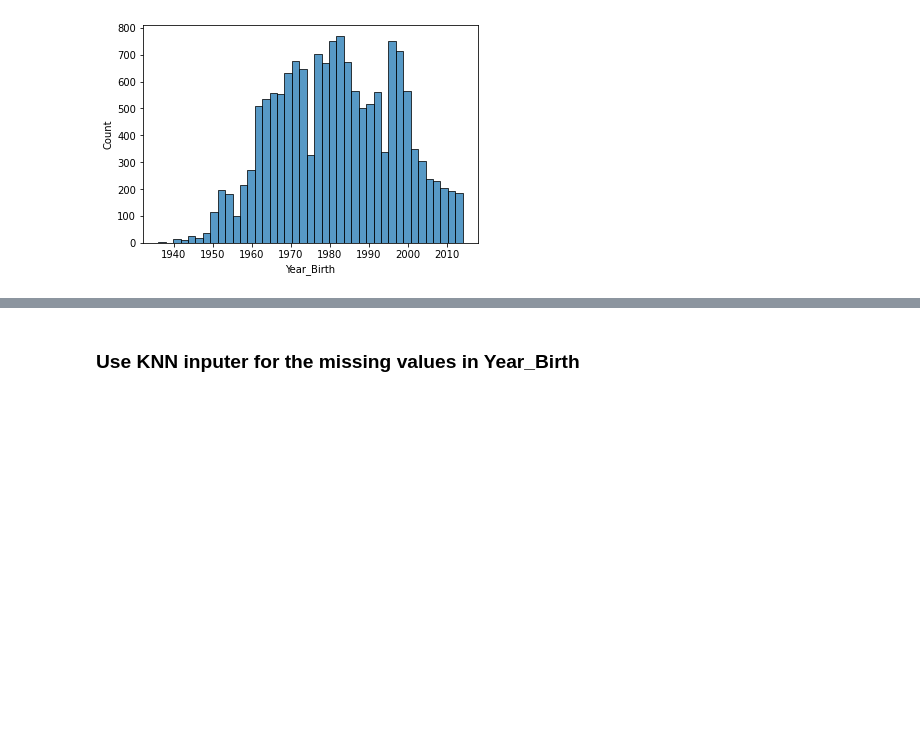
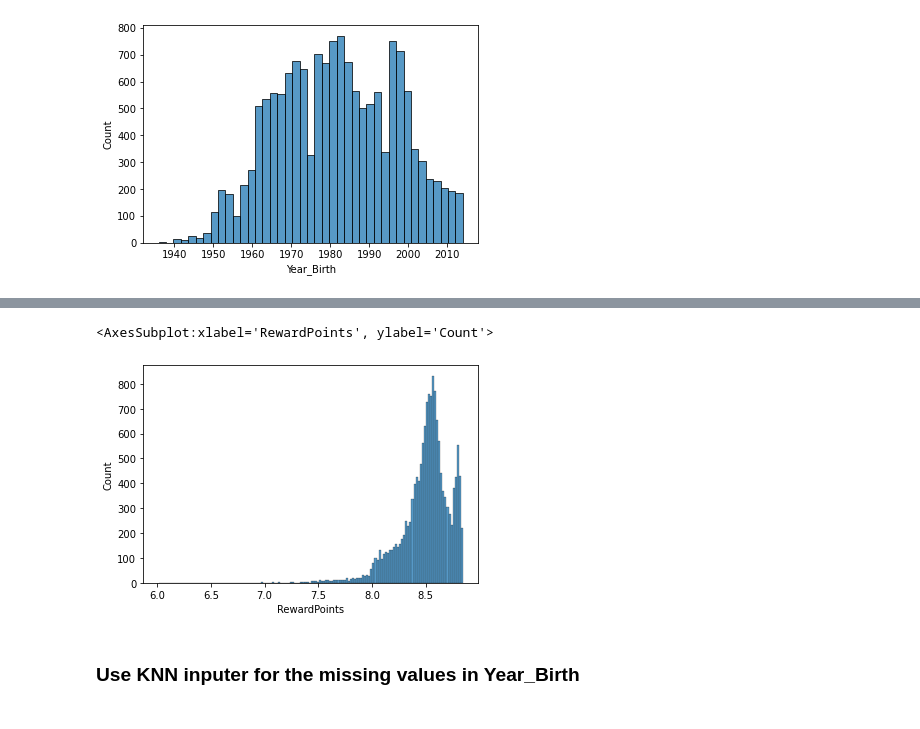
Before and after one commit to Leon209/Project_1-Supervised-Model, a Jupyter notebook: Project 1.ipynb, the cells around one changed output, grey strips where cells are left out. Drawn from its saved outputs; the diff is of its cells as text; code cells hidden in the pictures; blank space fills up the shorter version.

```diff
--- a/Project 1.ipynb
+++ b/Project 1.ipynb
@@ -115,3 +116,8 @@ sns.boxplot(x='RewardPoints', data = data)
+# %%
+sns.histplot(x='RewardPoints', data = data)
+# %% [output]
+<AxesSubplot:xlabel='RewardPoints', ylabel='Count'>
+[figure, added]
 # %% [markdown]
 <h3>Use KNN inputer for the missing values in Year_Birth <h3>
 # %%
```
Also changed, not shown: parts of 9 cells of this notebook.
